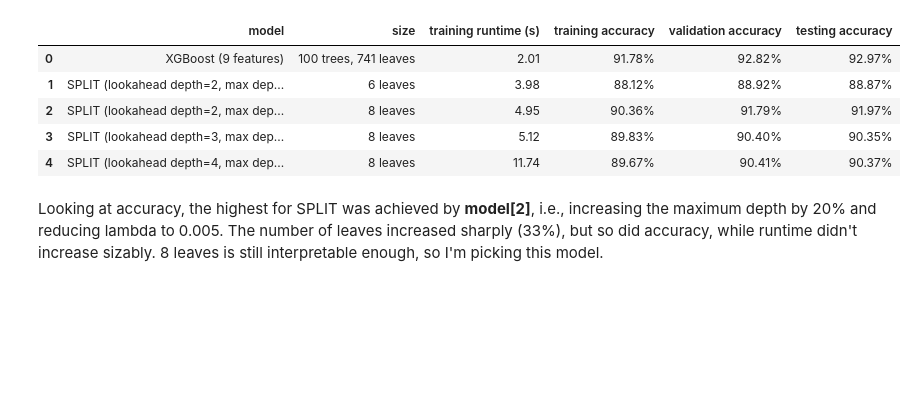
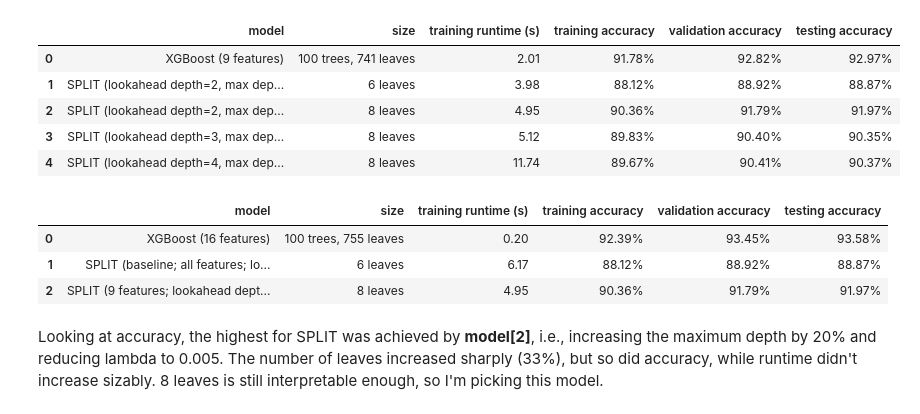
Before and after one commit to lucascampa/dimacs-externship, a Jupyter notebook: notebooks/Black-Box to Glass-Box modeling [RANDOM_SEED=42].ipynb, the cells around one changed output. Saved outputs shown, nothing was run; the diff lists cells and outputs as text; code cells hidden in the pictures; blank space fills up the shorter version.

Commit message:
Add final comparison table

```diff
--- a/notebooks/Black-Box to Glass-Box modeling [RANDOM_SEED=42].ipynb
+++ b/notebooks/Black-Box to Glass-Box modeling [RANDOM_SEED=42].ipynb
@@ -371,6 +371,35 @@ display(pd.DataFrame(split_xgb_results))
 | 2 | SPLIT (lookahead depth=2, max dep... | 8 leaves | 4.95 | 90.36% | 91.79% | 91.97% |
 | 3 | SPLIT (lookahead depth=3, max dep... | 8 leaves | 5.12 | 89.83% | 90.40% | 90.35% |
 | 4 | SPLIT (lookahead depth=4, max dep... | 8 leaves | 11.74 | 89.67% | 90.41% | 90.37% |
+# %%
+# Baseline SPLIT accuracy
+base_split_prediction = dx.prediction_split(model_2, x_test, y_test)
+
+final_comp = [{"model": "XGBoost (16 features)",
+              "size": str(size_2["trees"]) + " trees, " + str(size_2["leaves"]) + " leaves",
+              "training runtime (s)": format(runtime_2, ".2f"),
+              "training accuracy": format(acc_2, ".2%"),
+              "validation accuracy": format(acc_val_2, ".2%"),
+              "testing accuracy": format(acc_pred_2, ".2%"),},
+              {"model": "SPLIT (baseline; all features; lookahead depth=2, max depth=5, lambda=.007)",
+               "size": str(models_data[2]["leaves"]) + " leaves",
+               "training runtime (s)": format(models_data[2]["runtime"], ".2f"),
+               "training accuracy": format(train_predictions[2][1], ".2%"),
+               "validation accuracy": format(val_predictions[2][1], ".2%"),
+               "testing accuracy": format(base_split_prediction[1], ".2%"),},
+              {"model": "SPLIT (9 features; lookahead depth=2, max depth=6, lambda=.005)",
+              "size": str(model_data_8["leaves"]) + " leaves",
+              "training runtime (s)": format(model_data_8["runtime"], ".2f"),
+              "training accuracy": format(train_prediction_8[1], ".2%"),
+              "validation accuracy": format(val_prediction_8[1], ".2%"),
+              "testing accuracy": format(test_prediction_8[1], ".2%"),},]
+
+display(pd.DataFrame(final_comp))
+# %% [output]
+|  | model | size | training runtime (s) | training accuracy | validation accuracy | testing accuracy |
+| 0 | XGBoost (16 features) | 100 trees, 755 leaves | 0.20 | 92.39% | 93.45% | 93.58% |
+| 1 | SPLIT (baseline; all features; lo... | 6 leaves | 6.17 | 88.12% | 88.92% | 88.87% |
+| 2 | SPLIT (9 features; lookahead dept... | 8 leaves | 4.95 | 90.36% | 91.79% | 91.97% |
 # %% [markdown]
 Looking at accuracy, the highest for SPLIT was achieved by **model[2]**, i.e., increasing the maximum depth by 20% and reducing lambda to 0.005. The number of leaves increased sharply (33%), but so did accuracy, while runtime didn't increase sizably. 8 leaves is still interpretable enough, so I'm picking this model.
 # %% [markdown]
```
Also changed, not shown: parts of 1 cell of this notebook, 2 other files.
